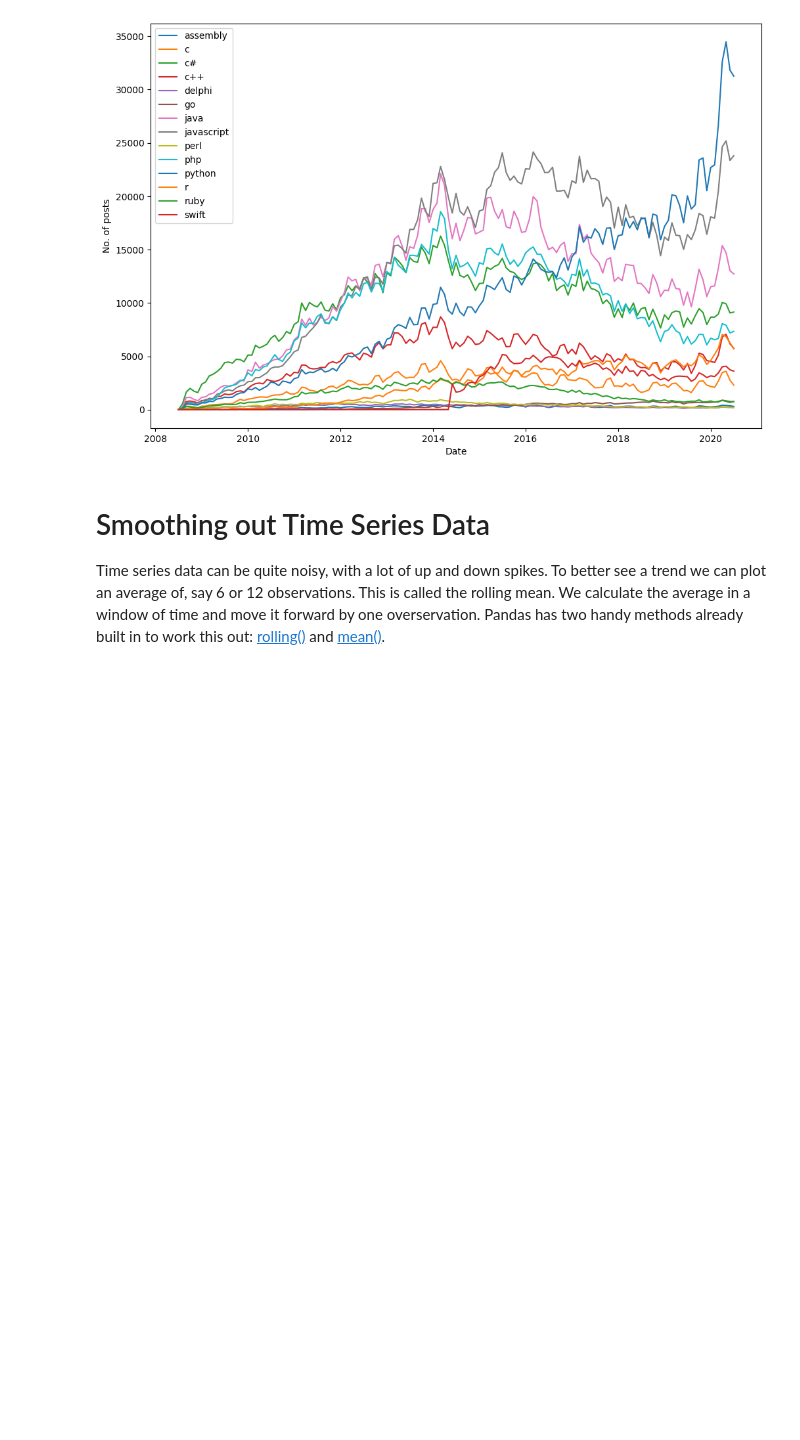
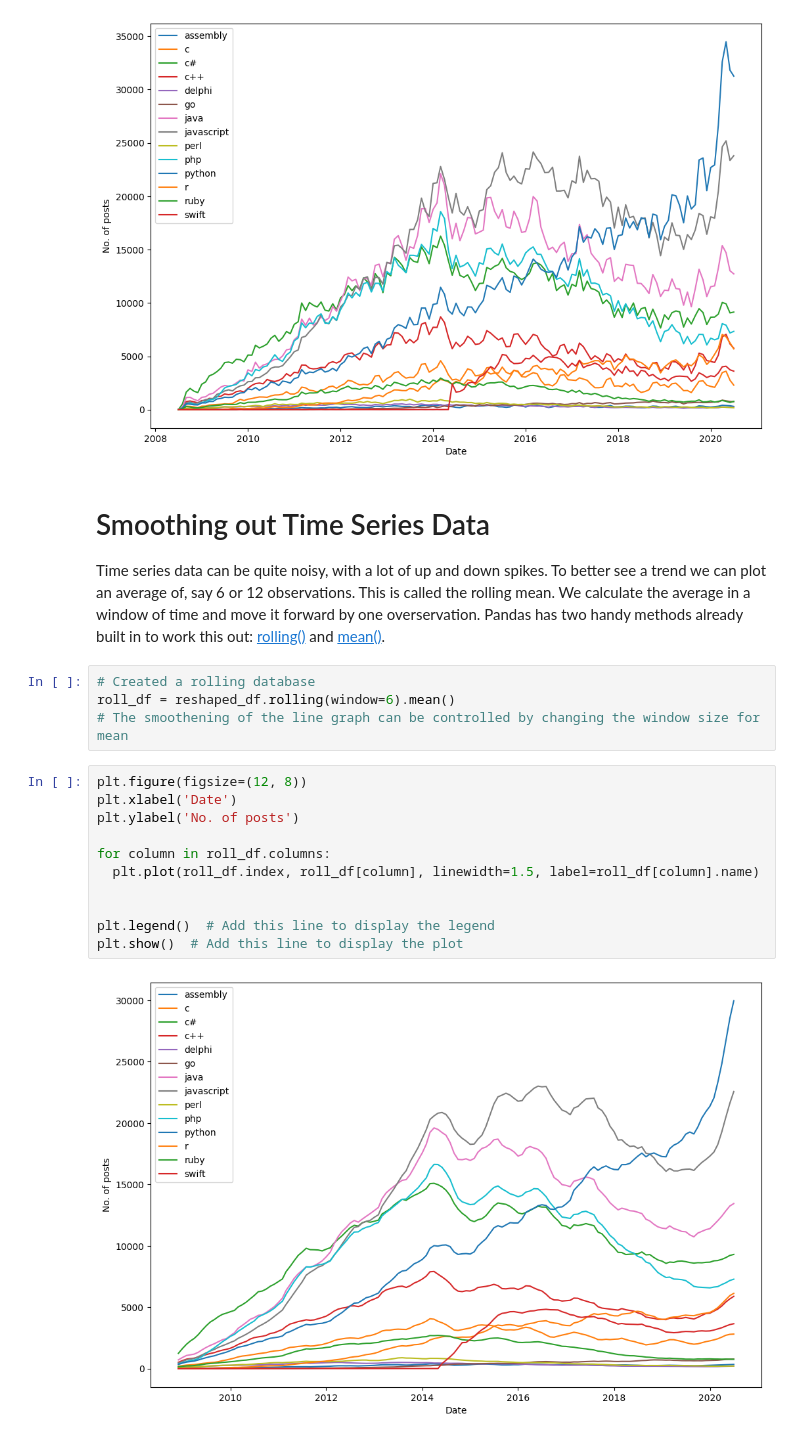
Before and after one commit to keshavpj1711/Python_100-Days, a Jupyter notebook: Advanced/73DataVisualizationMatplotlib/data_visualization.ipynb, the cells around one changed output. Saved outputs shown, nothing was run; the diff lists cells and outputs as text; blank space fills up the shorter version.

Commit message:
got to know about smoothening graphs using rolling databases

```diff
--- a/Advanced/73DataVisualizationMatplotlib/data_visualization.ipynb
+++ b/Advanced/73DataVisualizationMatplotlib/data_visualization.ipynb
@@ -235,3 +235,20 @@ plt.show()  # Add this line to display the plot
 # Smoothing out Time Series Data
 
 Time series data can be quite noisy, with a lot of up and down spikes. To better see a trend we can plot an average of, say 6 or 12 observations. This is called the rolling mean. We calculate the average in a window of time and move it forward by one overservation. Pandas has two handy methods already built in to work this out: [rolling()](https://pandas.pydata.org/pandas-docs/stable/reference/api/pandas.DataFrame.rolling.html) and [mean()](https://pandas.pydata.org/pandas-docs/stable/reference/api/pandas.core.window.rolling.Rolling.mean.html).
+# %%
+# Created a rolling database
+roll_df = reshaped_df.rolling(window=6).mean()
+# The smoothening of the line graph can be controlled by changing the window size for mean
+# %%
+plt.figure(figsize=(12, 8))
+plt.xlabel('Date')
+plt.ylabel('No. of posts')
+
+for column in roll_df.columns:
+  plt.plot(roll_df.index, roll_df[column], linewidth=1.5, label=roll_df[column].name)
+
+
+plt.legend()  # Add this line to display the legend
+plt.show()  # Add this line to display the plot
+# %% [output]
+[figure, added]
```
